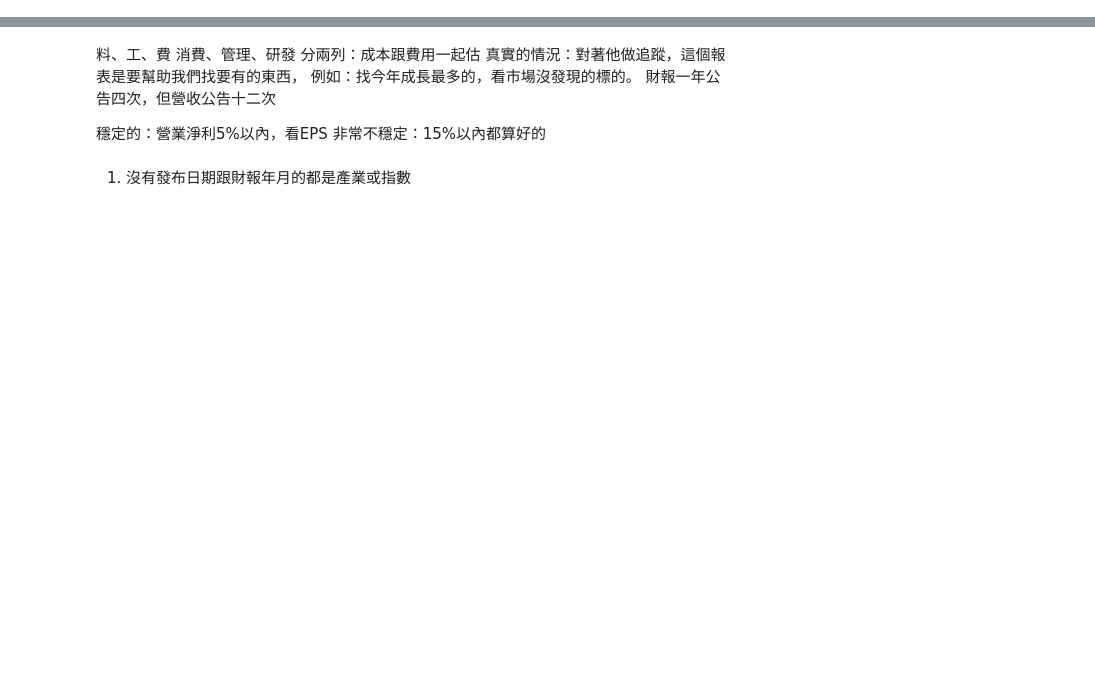
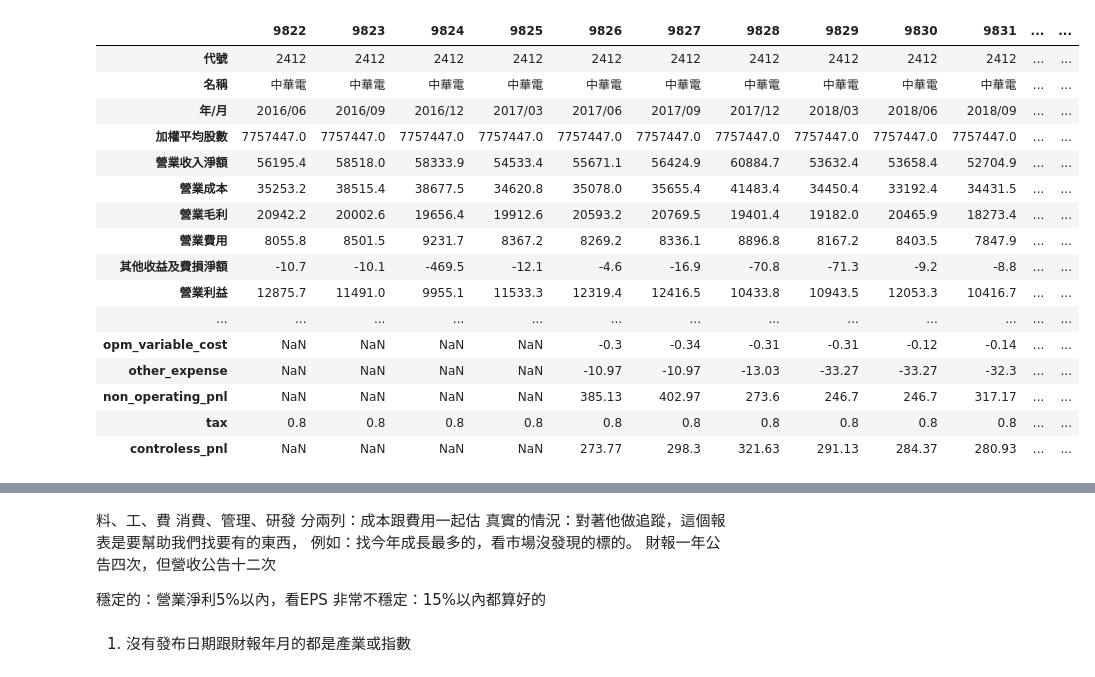
Before and after one commit to Cyu41/Revenue, a Jupyter notebook: Untitled.ipynb, the cells around one changed output, grey strips where cells are left out. Saved outputs shown, nothing was run; the diff lists cells and outputs as text; code cells hidden in the pictures; blank space fills up the shorter version.

```diff
--- a/Untitled.ipynb
+++ b/Untitled.ipynb
@@ -63,0 +63,8 @@ FROM tej_revenue
+# %%
+rotc = pd.DataFrame()
+rotc = pd.concat([rotc, pd.read_excel('/Users/yuchun/Downloads/rotc1.xlsx')], axis=0)
+rotc = pd.concat([rotc, pd.read_excel('/Users/yuchun/Downloads/rotc2.xlsx')], axis=0)
+rotc = pd.concat([rotc, pd.read_excel('/Users/yuchun/Downloads/rotc3.xlsx')], axis=0)
+rotc = rotc[rotc['代號'].str.isnumeric() == True]
+rotc = rotc.loc[:, ['代號', '名稱', '年月', '營收發布日', '以合併為主單月營收(千元)']]
+rotc = rotc.rename({'代號':'st_code', '名稱':'st_name', '年月':'rev_period', '營收發布日':'declaration_date', '以合併為主單月營收(千元)':'rev'}, axis=1)
@@ -63,0 +91,5 @@ FROM tej_revenue
+# %%
+df = df = pd.concat([db.loc[:, ['st_code', 'st_name', 'rev_period', 'declaration_date', 'rev', 'new_industry_name', 'minor_industry_name']], rotc], axis=0).sort_values(['st_code', 'rev_period'])
+# %%
+a = df.groupby('st_code', as_index=False).apply(get_st_mom_yoy).reset_index(drop=True)
+predict_df = a.groupby('st_code', as_index=False).apply(predict).reset_index(drop=True)
@@ -151,0 +645,71 @@ result
+# %%
+def get_yoy(data):
+    data = data.sort_values('Year')
+    data['yoy'] = round(data.rev.diff()/data.rev.shift(1), 4)
+    return data
+
+def get_st_mom_yoy(data):
+    data['Year'] =  data.rev_period.astype(str).str[0:4]
+    data['month'] = data.rev_period.astype(str).str[5:7]
+    data['mom'] = round(data.rev.diff()/data.rev.shift(1), 4)
+    yoy = pd.DataFrame()
+    yoy = data.groupby('month').apply(get_yoy).reset_index(drop=True, inplace=False)
+    return yoy[yoy.Year >= '2016']
+
+weight = [1, 1, 1, 3, 5]
+
+
+def get_ratio(data):
+    data['ratio'] = round(data.rev/data.rev.sum(), 4)
+    return data
+
+
+def get_avg_ratio(data):
+    roll_num = len(weight)
+    data = data.sort_values('Year').reset_index(drop=True, inplace=False).tail(roll_num + 1).head(roll_num)  # 抓到最後一年的前 n 年，n 隨權重年份個變
+    return round(np.average(data.ratio, weights = weight), 4)
+
+def predict(data):
+    try:
+        a = data.groupby('Year', as_index=False).apply(get_ratio)
+        ratio = pd.DataFrame(a.groupby('month', as_index=False).apply(get_avg_ratio)).set_axis(['month', 'wt_avg_ratio'],axis=1)
+        predict = pd.merge(a, ratio, on='month', how='outer').sort_values('rev_period').reset_index(drop=True,inplace=False).tail(12)  # 僅向後預測一年
+        predict['predict_annul_rev'] = round(predict.rev / predict.ratio)
+        predict['predict_month_rev'] = round(round(predict['predict_annul_rev'].mean(), 2) * predict.wt_avg_ratio)
+        predict['Year'] = (predict.Year.astype(int) + 1).astype(str)
+        predict['rev'] = predict['predict_month_rev']
+        predict = pd.concat([data.sort_values('rev_period'), predict], axis=0).sort_values(['Year', 'month'])
+        predict['mom'] = predict.rev.diff() / predict.rev.shift(1)
+        predict = predict.groupby('month', as_index=False).apply(get_yoy).sort_values(['Year', 'month'])
+        predict['rev_period'] = '* ' + predict.Year + '/' + predict.month
+        predict = predict.drop(['ratio','wt_avg_ratio','predict_annul_rev','predict_month_rev'], axis=1)
+        return predict.tail(12)
+    except TypeError:
+        print(data.st_code.drop_duplicates(), '有bug')
+
+# data_predict = predict(data)
+# data = pd.concat([data, data_predict], axis=0)
+# data['營業收入淨額quarter'] = np.where(data.rev_period.str[5:7].isin(['03', '06', '09', '12']),
+#                                  round(data.rev.rolling(3).sum()/1000, 1), 'None')
+# data = pd.merge(data, profit[profit['代號'] =='2412'].rename(
+#     {'代號':'st_code', '名稱':'st_name', '年/月':'rev_period'}, axis=1),
+#                 on=['st_code', 'st_name', 'rev_period'], how='outer')
+data.transpose()
+# %% [output]
+|  | 9822 | 9823 | 9824 | 9825 | 9826 | 9827 | 9828 | 9829 | 9830 | 9831 | ... | ... |
+| 代號 | 2412 | 2412 | 2412 | 2412 | 2412 | 2412 | 2412 | 2412 | 2412 | 2412 | ... | ... |
+| 名稱 | 中華電 | 中華電 | 中華電 | 中華電 | 中華電 | 中華電 | 中華電 | 中華電 | 中華電 | 中華電 | ... | ... |
+| 年/月 | 2016/06 | 2016/09 | 2016/12 | 2017/03 | 2017/06 | 2017/09 | 2017/12 | 2018/03 | 2018/06 | 2018/09 | ... | ... |
+| 加權平均股數 | 7757447.0 | 7757447.0 | 7757447.0 | 7757447.0 | 7757447.0 | 7757447.0 | 7757447.0 | 7757447.0 | 7757447.0 | 7757447.0 | ... | ... |
+| 營業收入淨額 | 56195.4 | 58518.0 | 58333.9 | 54533.4 | 55671.1 | 56424.9 | 60884.7 | 53632.4 | 53658.4 | 52704.9 | ... | ... |
+| 營業成本 | 35253.2 | 38515.4 | 38677.5 | 34620.8 | 35078.0 | 35655.4 | 41483.4 | 34450.4 | 33192.4 | 34431.5 | ... | ... |
+| 營業毛利 | 20942.2 | 20002.6 | 19656.4 | 19912.6 | 20593.2 | 20769.5 | 19401.4 | 19182.0 | 20465.9 | 18273.4 | ... | ... |
+| 營業費用 | 8055.8 | 8501.5 | 9231.7 | 8367.2 | 8269.2 | 8336.1 | 8896.8 | 8167.2 | 8403.5 | 7847.9 | ... | ... |
+| 其他收益及費損淨額 | -10.7 | -10.1 | -469.5 | -12.1 | -4.6 | -16.9 | -70.8 | -71.3 | -9.2 | -8.8 | ... | ... |
+| 營業利益 | 12875.7 | 11491.0 | 9955.1 | 11533.3 | 12319.4 | 12416.5 | 10433.8 | 10943.5 | 12053.3 | 10416.7 | ... | ... |
+| ... | ... | ... | ... | ... | ... | ... | ... | ... | ... | ... | ... | ... |
+| opm_variable_cost | NaN | NaN | NaN | NaN | -0.3 | -0.34 | -0.31 | -0.31 | -0.12 | -0.14 | ... | ... |
+| other_expense | NaN | NaN | NaN | NaN | -10.97 | -10.97 | -13.03 | -33.27 | -33.27 | -32.3 | ... | ... |
+| non_operating_pnl | NaN | NaN | NaN | NaN | 385.13 | 402.97 | 273.6 | 246.7 | 246.7 | 317.17 | ... | ... |
+| tax | 0.8 | 0.8 | 0.8 | 0.8 | 0.8 | 0.8 | 0.8 | 0.8 | 0.8 | 0.8 | ... | ... |
+| controless_pnl | NaN | NaN | NaN | NaN | 273.77 | 298.3 | 321.63 | 291.13 | 284.37 | 280.93 | ... | ... |
```
Also changed, not shown: parts of 65 cells of this notebook, 12 other files.
